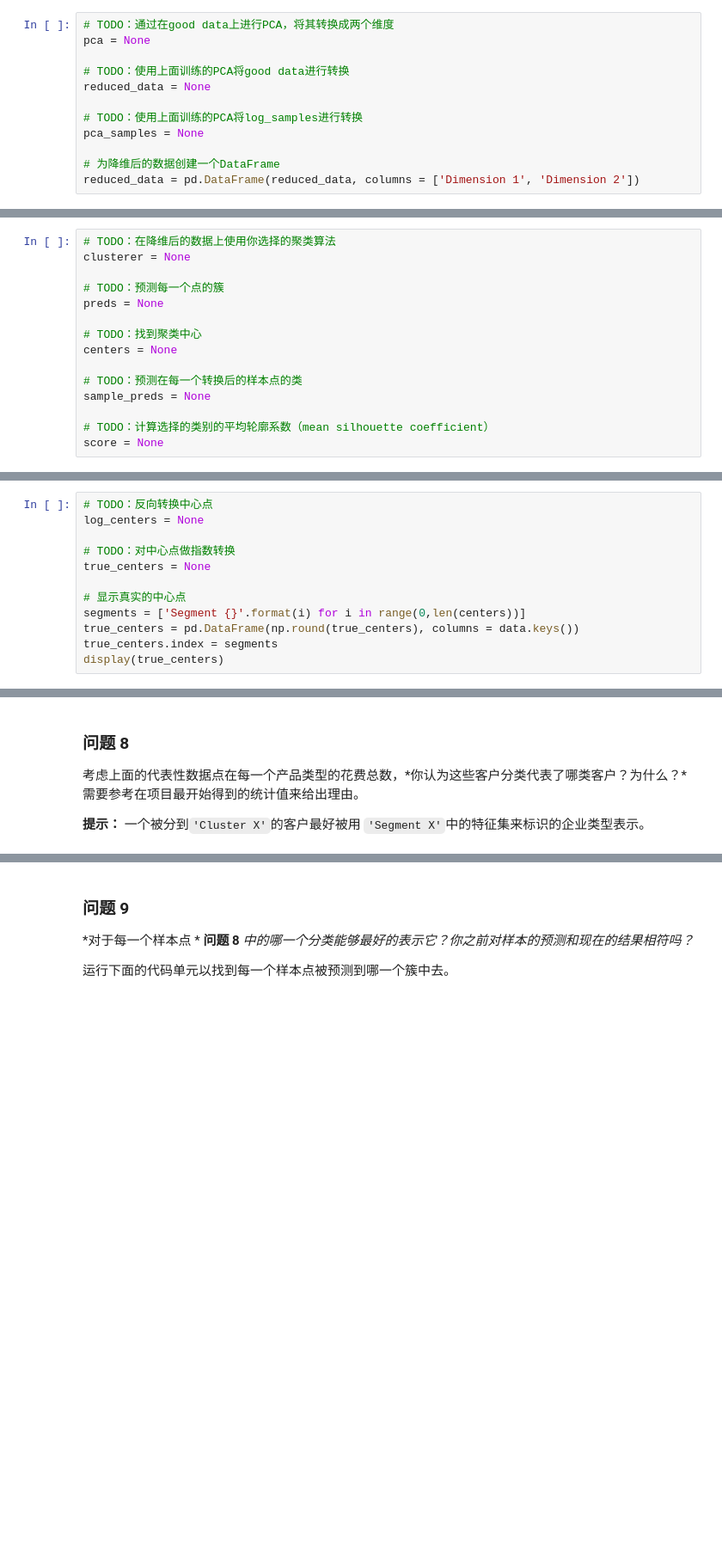
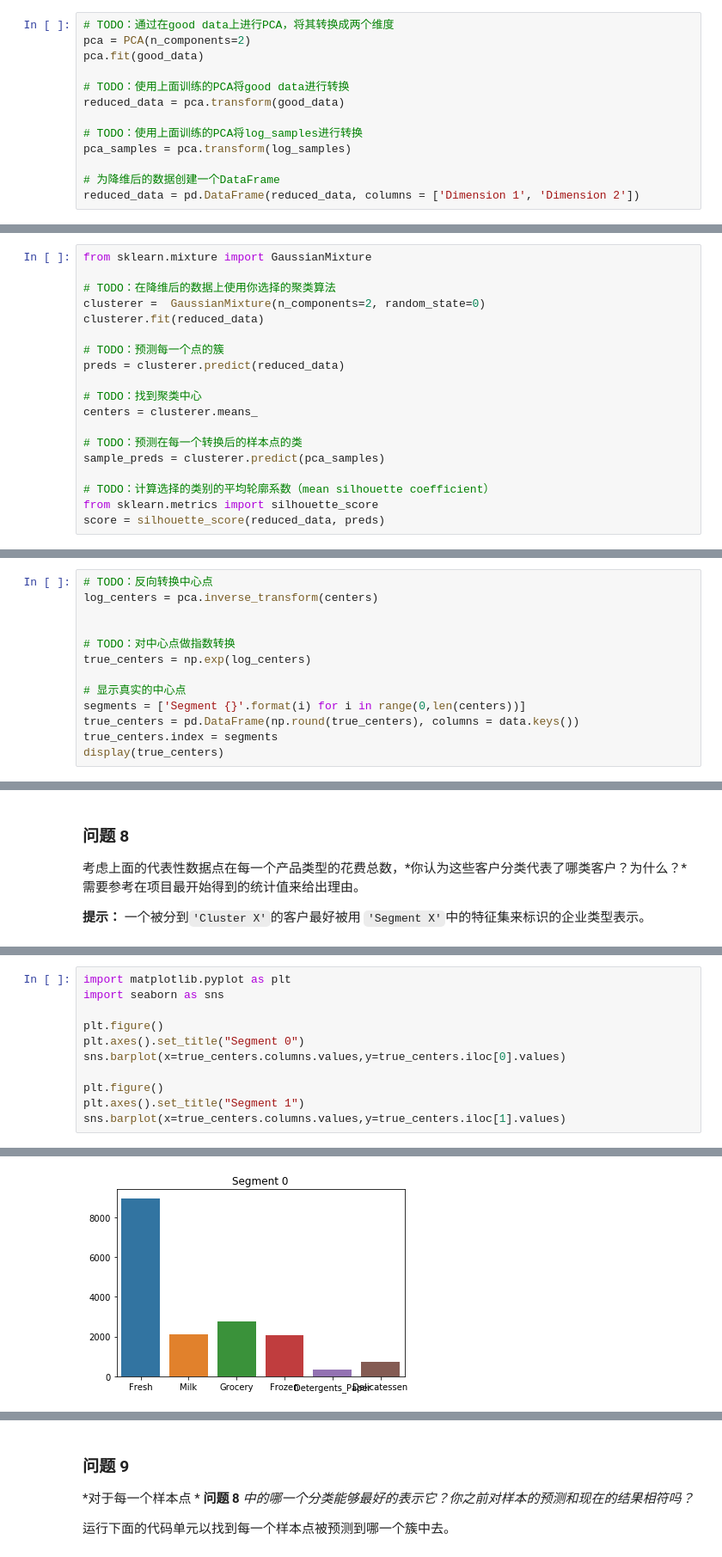
Before and after one commit to sunrise2075/udml-creating_customer_segments, a Jupyter notebook: customer_segments.ipynb, the cells around one changed output, grey strips where cells are left out. Shown at 86% size. Saved outputs shown, nothing was run; the diff lists cells and outputs as text; blank space fills up the shorter version.

```diff
--- a/customer_segments.ipynb
+++ b/customer_segments.ipynb
@@ -370,13 +384,14 @@ display(pd.DataFrame(np.round(pca_samples, 4), columns = pca_results.index.value
  - 使用`pca.transform`将`log_samples`进行转换，并将结果存储在`pca_samples`中。
 # %%
 # TODO：通过在good data上进行PCA，将其转换成两个维度
-pca = None
+pca = PCA(n_components=2)
+pca.fit(good_data)
 
 # TODO：使用上面训练的PCA将good data进行转换
-reduced_data = None
+reduced_data = pca.transform(good_data)
 
 # TODO：使用上面训练的PCA将log_samples进行转换
-pca_samples = None
+pca_samples = pca.transform(log_samples)
 
 # 为降维后的数据创建一个DataFrame
 reduced_data = pd.DataFrame(reduced_data, columns = ['Dimension 1', 'Dimension 2'])
@@ -422,17 +457,21 @@ vs.biplot(good_data, reduced_data, pca)
  - 导入sklearn.metrics.silhouette_score包并计算`reduced_data`相对于`preds`的轮廓系数。
    - 将轮廓系数赋值给`score`并输出结果。
 # %%
+from sklearn.mixture import GaussianMixture
+
 # TODO：在降维后的数据上使用你选择的聚类算法
-clusterer = None
+clusterer =  GaussianMixture(n_components=2, random_state=0)
+clusterer.fit(reduced_data)
 
 # TODO：预测每一个点的簇
-preds = None
+preds = clusterer.predict(reduced_data)
 
 # TODO：找到聚类中心
-centers = None
+centers = clusterer.means_
 
 # TODO：预测在每一个转换后的样本点的类
-sample_preds = None
+sample_preds = clusterer.predict(pca_samples)
 
 # TODO：计算选择的类别的平均轮廓系数（mean silhouette coefficient）
-score = None
+from sklearn.metrics import silhouette_score
+score = silhouette_score(reduced_data, preds)
@@ -457,10 +514,11 @@ vs.cluster_results(reduced_data, preds, centers, pca_samples)
  - 使用`np.log`的反函数`np.exp`反向转换`log_centers`并将结果存储到`true_centers`中。
 # %%
 # TODO：反向转换中心点
-log_centers = None
+log_centers = pca.inverse_transform(centers)
+
 
 # TODO：对中心点做指数转换
-true_centers = None
+true_centers = np.exp(log_centers)
 
 # 显示真实的中心点
 segments = ['Segment {}'.format(i) for i in range(0,len(centers))]
@@ -476,0 +537,12 @@ display(true_centers)
+# %%
+import matplotlib.pyplot as plt
+import seaborn as sns
+
+plt.figure()
+plt.axes().set_title("Segment 0")
+sns.barplot(x=true_centers.columns.values,y=true_centers.iloc[0].values)
+
+plt.figure()
+plt.axes().set_title("Segment 1")
+sns.barplot(x=true_centers.columns.values,y=true_centers.iloc[1].values)
+# %% [output]
@@ -476,0 +550 @@ display(true_centers)
+[figure, added]
```
Also changed, not shown: parts of 38 cells of this notebook, 1 other file.
